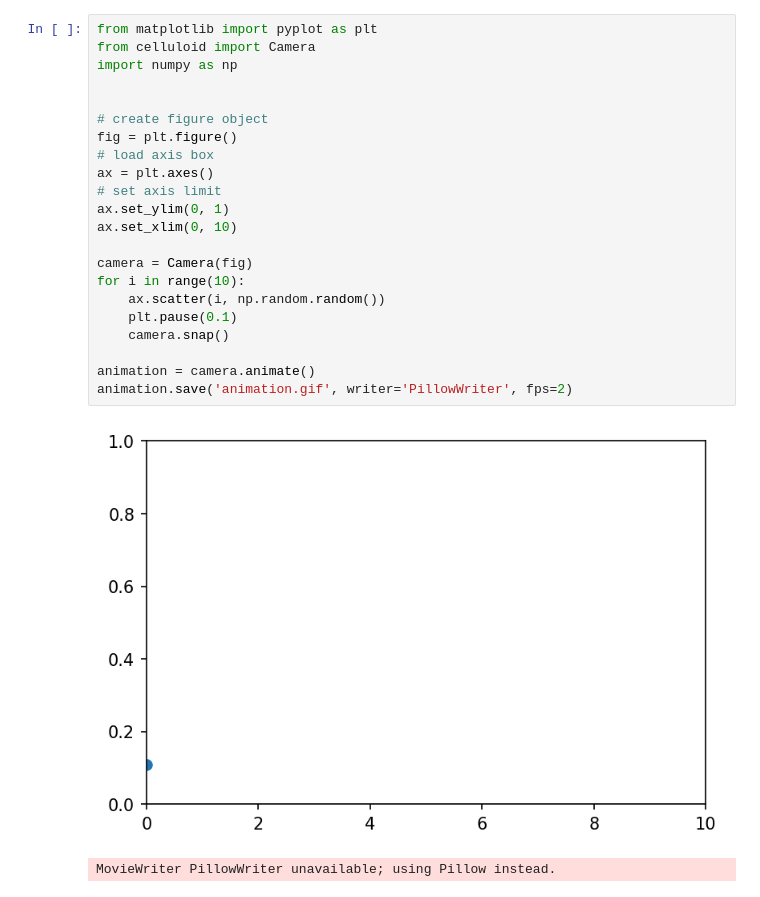
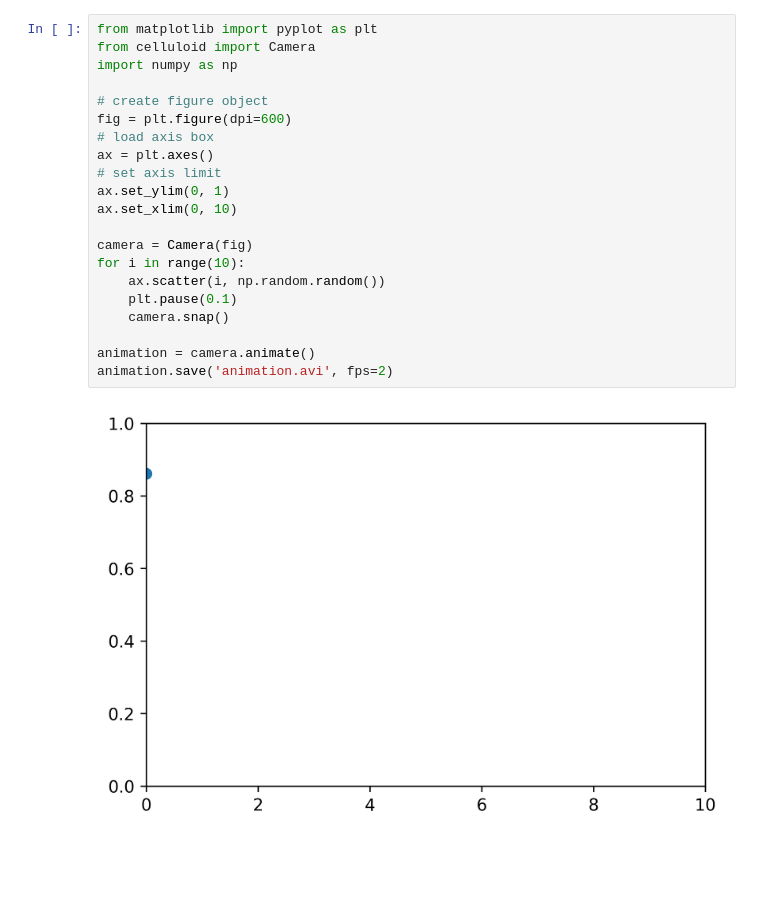
Before and after one commit to marinaguilera/rotational_diffusion_photophysics, a Jupyter notebook: snippets/plot_animation.ipynb, the cells around one changed output. Cells and saved outputs as stored; diff of their text form; blank space fills up the shorter version.

Commit message:
Add animations code snippet

```diff
--- a/snippets/plot_animation.ipynb
+++ b/snippets/plot_animation.ipynb
@@ -35,25 +34,23 @@ plt.show()
 # %%
 from matplotlib import pyplot as plt
 from celluloid import Camera
 import numpy as np
 
-
 # create figure object
-fig = plt.figure()
+fig = plt.figure(dpi=600)
 # load axis box
 ax = plt.axes()
 # set axis limit
 ax.set_ylim(0, 1)
 ax.set_xlim(0, 10)
 
 camera = Camera(fig)
 for i in range(10):
     ax.scatter(i, np.random.random())
     plt.pause(0.1)
     camera.snap()
 
 animation = camera.animate()
-animation.save('animation.gif', writer='PillowWriter', fps=2)
+animation.save('animation.avi', fps=2)
 # %% [output]
-[figure, old version]
+[figure, new version]
-MovieWriter PillowWriter unavailable; using Pillow instead.
```
Also changed, not shown: parts of 2 cells of this notebook, 3 other files.
